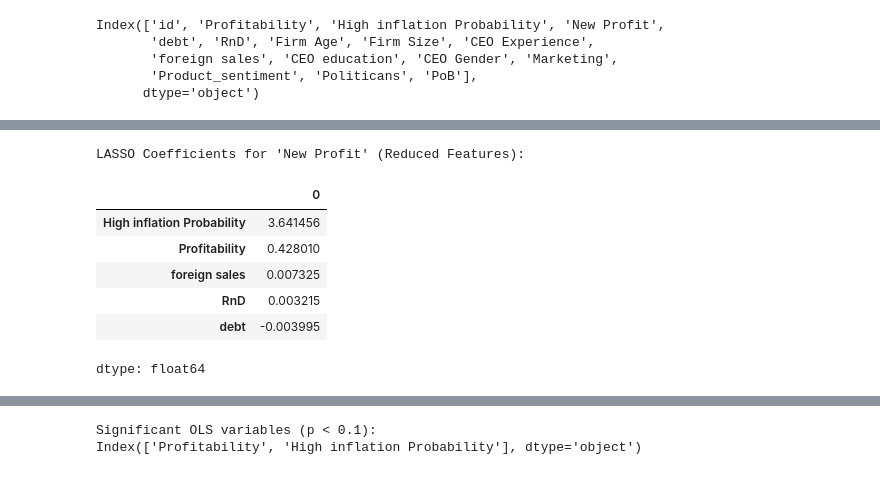
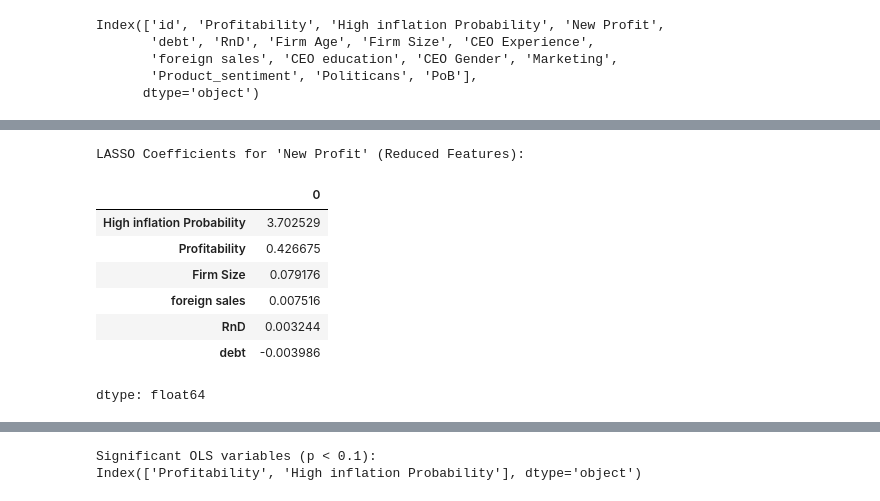
Before and after one commit to ashleyak7/MSCI-151-week-1-workshops, a Jupyter notebook: CW4_AAK.ipynb, the cells around one changed output, grey strips where cells are left out. Drawn from its saved outputs; the diff is of its cells as text; code cells hidden in the pictures.

```diff
--- a/CW4_AAK.ipynb
+++ b/CW4_AAK.ipynb
@@ -618,33 +880,34 @@ dtype: float64
 # %%
 from sklearn.linear_model import Lasso
 import pandas as pd
 
 # Load the dataframe
-excel_file_path = '/content/sample_data/cw4 high inflation .xlsx'
+excel_file_path = '/content/cw4 high inflation .xlsx' # Corrected file path
 df = pd.read_excel(excel_file_path)
 
 # Define the reduced set of features (X)
-feature_cols_reduced = ['Profitability', 'High inflation Probability', 'debt', 'RnD', 'foreign sales']
+feature_cols_reduced = ['Profitability', 'High inflation Probability', 'Firm Size', 'debt', 'RnD', 'foreign sales']
 X_reduced = df[feature_cols_reduced]
 y_reduced = df['New Profit']
 
 # Initialize and fit the LASSO model with the reduced feature set
 # You might need to tune the alpha parameter based on your data
 lasso_reduced = Lasso(alpha=0.1, random_state=42) # alpha is the regularization strength
 lasso_reduced.fit(X_reduced, y_reduced)
 
 # Get the coefficients
 lasso_coefficients_reduced = pd.Series(lasso_reduced.coef_, index=X_reduced.columns)
 
 # Print the coefficients
 print("LASSO Coefficients for 'New Profit' (Reduced Features):")
 display(lasso_coefficients_reduced.sort_values(ascending=False))
 # %% [output]
 LASSO Coefficients for 'New Profit' (Reduced Features):
 |  | 0 |
-| High inflation Probability | 3.641456 |
-| Profitability | 0.428010 |
-| foreign sales | 0.007325 |
-| RnD | 0.003215 |
-| debt | -0.003995 |
+| High inflation Probability | 3.702529 |
+| Profitability | 0.426675 |
+| Firm Size | 0.079176 |
+| foreign sales | 0.007516 |
+| RnD | 0.003244 |
+| debt | -0.003986 |
 dtype: float64
```
Also changed, not shown: parts of 35 cells of this notebook.
